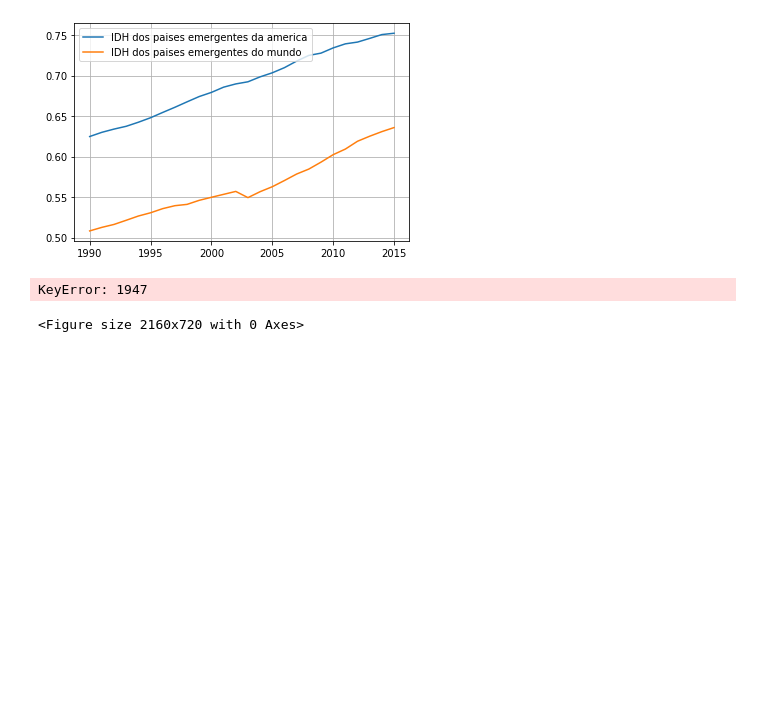
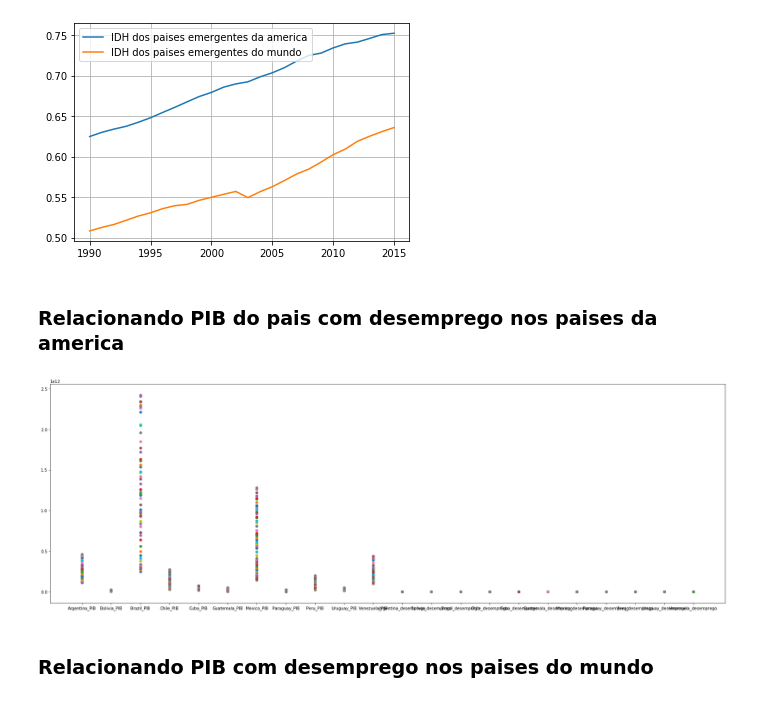
Before and after one commit to HenriqueFeola19/Projeto-1-Henrique-Feola, a Jupyter notebook: Projeto 1-checkpoint.ipynb, the cells around one changed output. Saved outputs shown, nothing was run; the diff lists cells and outputs as text; code cells hidden in the pictures; blank space fills up the shorter version.

```diff
--- a/Projeto 1-checkpoint.ipynb
+++ b/Projeto 1-checkpoint.ipynb
@@ -63,8 +63,7 @@ PIB_mundo = paises_emergentes_mundo.transpose()
 # %%
 desemprego_index = desemprego.set_index("country")
 desemprego_PE_america =  desemprego_index.loc[[ "Argentina", "Bolivia", "Brazil", "Chile", "Cuba", "Guatemala", "Mexico", "Paraguay", "Peru", "Uruguay", "Venezuela"]]
-media_desemprego_america = desemprego_PE_america.mean().tail(48)
-desemprego_america_transpose = media_desemprego_america.transpose()
+desemprego_america = desemprego_PE_america.transpose()
 # %% [markdown]
 ### definindo a media de desemprego dos paises do mundo
 # %%
@@ -156,7 +147,13 @@ desemprego_PIB_america = desemprego_PIB.loc[[ "Argentina", "Bolivia", "Brazil",
+# %% [markdown]
+### Relacionando PIB do pais com desemprego nos paises da america
+# %%
+df = PIB_america.join(desemprego_america, how='inner', lsuffix='_PIB', rsuffix='_desemprego')
+df_transpose = df.transpose()
 # %%
 plt.figure(figsize=(30,10))
-for pais in desemprego_PIB_america.columns:
-    plt.scatter(x=desemprego_america_transpose, y=PIB_america[pais])
+for pais in df_transpose.columns:
+    plt.scatter(x=df_transpose.index, y=df_transpose[pais])
 # %% [output]
-KeyError: 1947
-<Figure size 2160x720 with 0 Axes>
+[figure, added]
+# %% [markdown]
+### Relacionando PIB com desemprego nos paises do mundo
```
Also changed, not shown: parts of 5 cells of this notebook.
